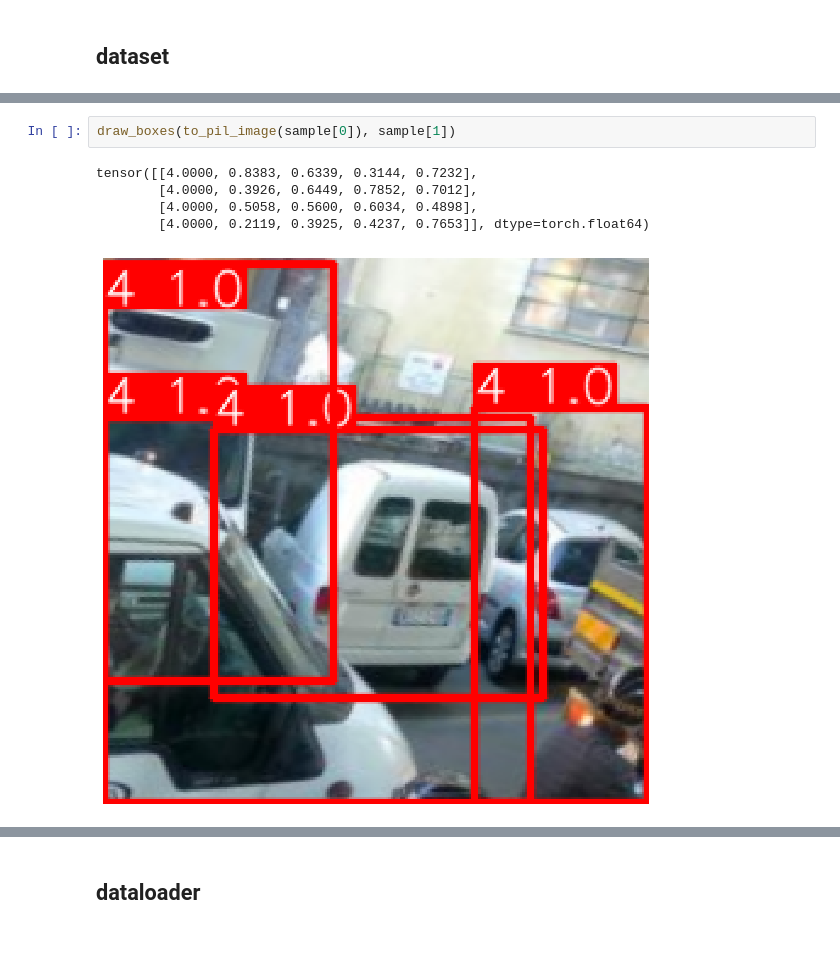
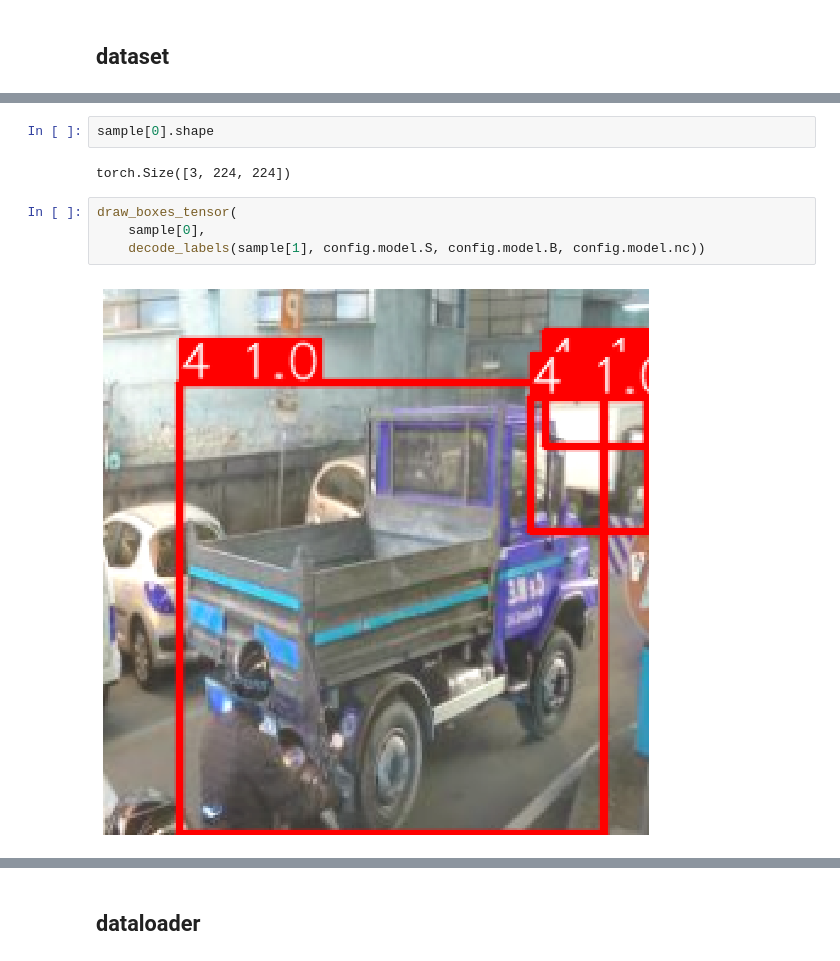
Before and after one commit to ajkdrag/architectures-impl-pytorch, a Jupyter notebook: notebooks/yolov1.ipynb, the cells around one changed output, grey strips where cells are left out. Drawn from its saved outputs; the diff is of its cells as text.

```diff
--- a/notebooks/yolov1.ipynb
+++ b/notebooks/yolov1.ipynb
@@ -50,11 +44,13 @@ TypeError: pil_to_tensor() got an unexpected keyword argument 'dtype'
+# %%
+sample[0].shape
+# %% [output]
+torch.Size([3, 224, 224])
 # %%
-draw_boxes(to_pil_image(sample[0]), sample[1])
+draw_boxes_tensor(
+    sample[0],
+    decode_labels(sample[1], config.model.S, config.model.B, config.model.nc))
 # %% [output]
-tensor([[4.0000, 0.8383, 0.6339, 0.3144, 0.7232],
-        [4.0000, 0.3926, 0.6449, 0.7852, 0.7012],
-        [4.0000, 0.5058, 0.5600, 0.6034, 0.4898],
-        [4.0000, 0.2119, 0.3925, 0.4237, 0.7653]], dtype=torch.float64)
-[figure, old version]
+[figure, new version]
 # %%
 val_ds = YOLODataset(config, mode="val")
 # %% [output]
```
Also changed, not shown: parts of 15 cells of this notebook, 9 other files.
